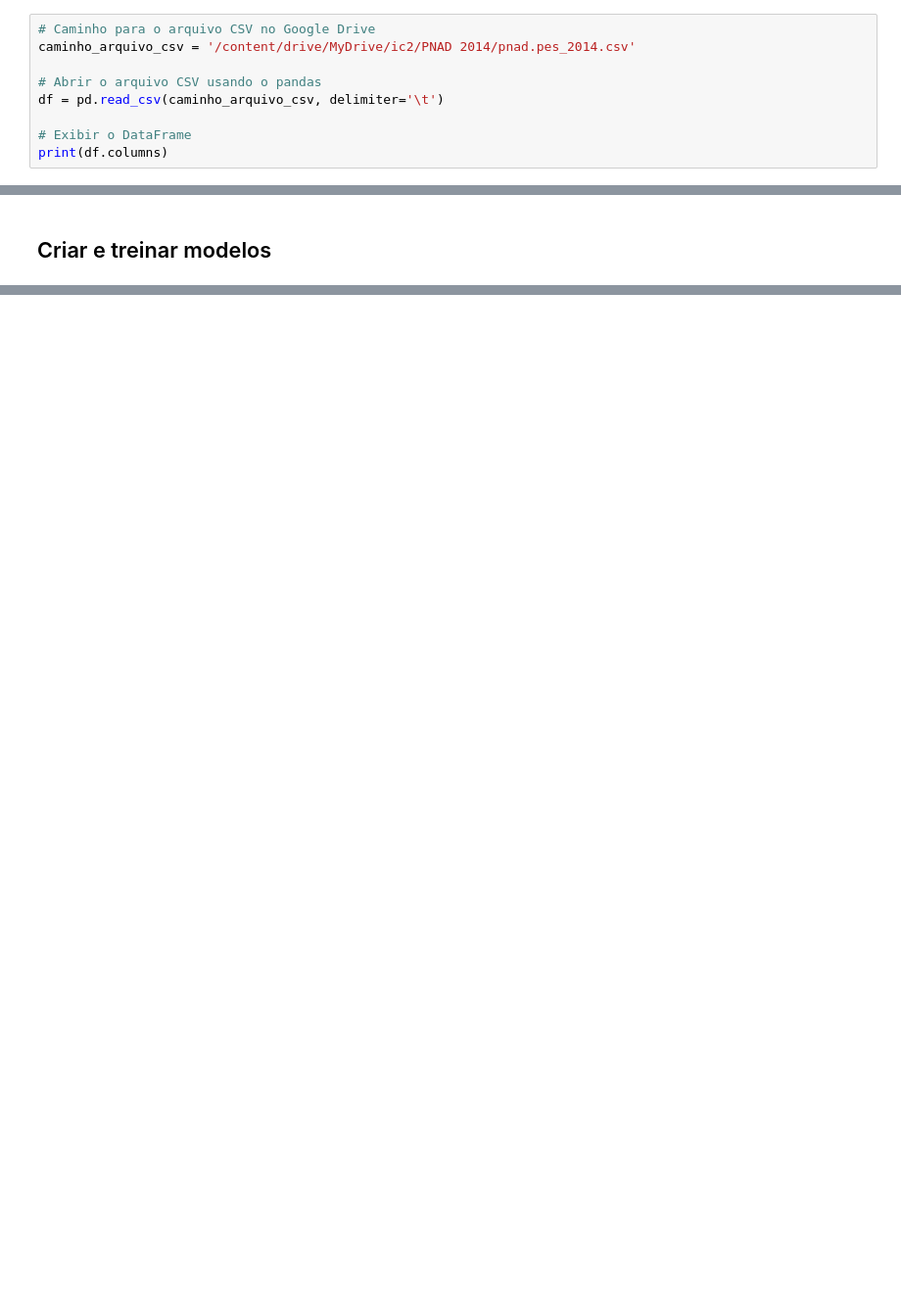
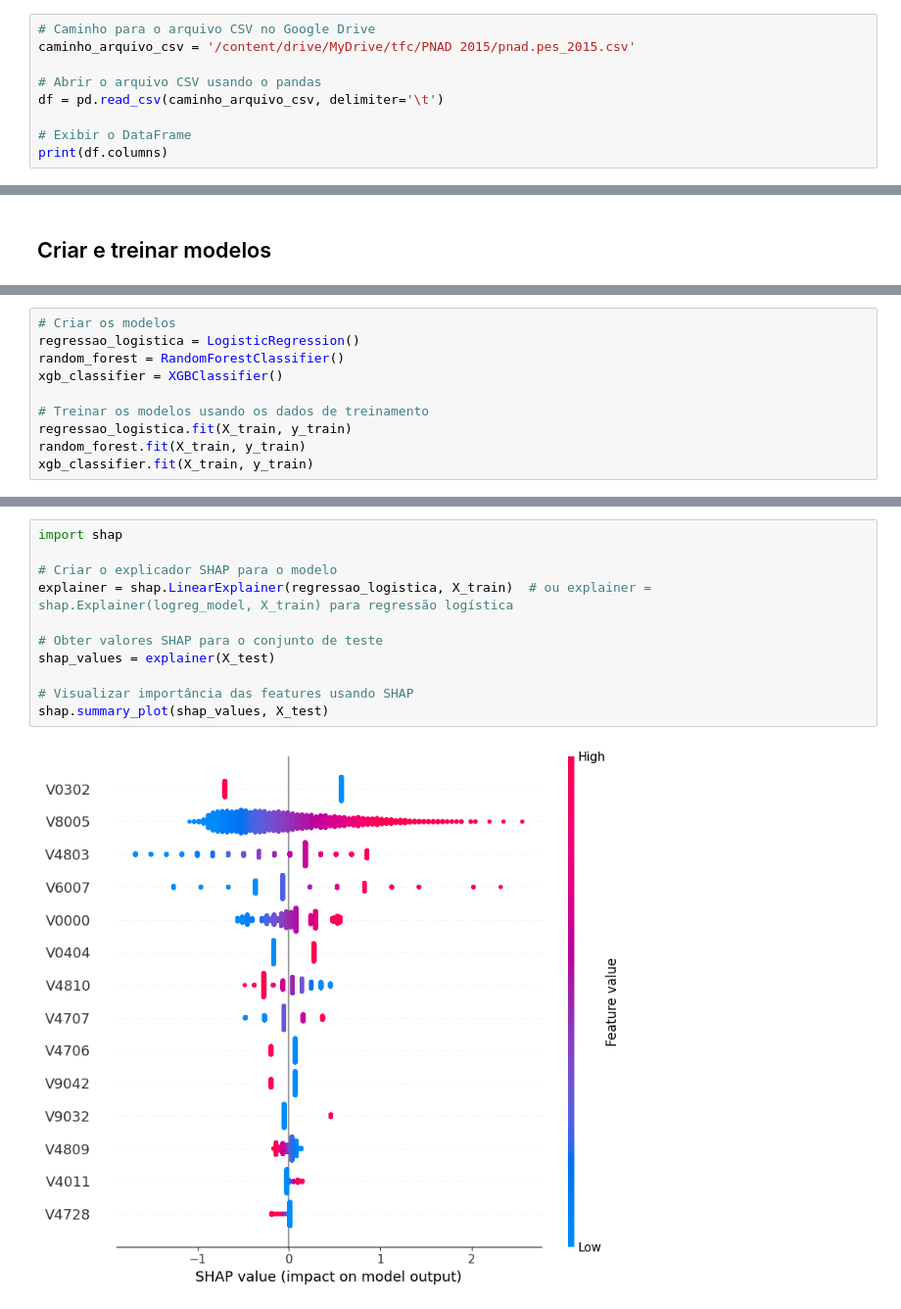
Before and after one commit to acmessias/Fairness_ML, a Jupyter notebook: Fairness_em_Aprendizado_de_Máquina_viés_racial.ipynb, the cells around one changed output, grey strips where cells are left out. Shown at 98% size. Drawn from its saved outputs; the diff is of its cells as text; blank space fills up the shorter version.

```diff
--- a/Fairness_em_Aprendizado_de_Máquina_viés_racial.ipynb
+++ b/Fairness_em_Aprendizado_de_Máquina_viés_racial.ipynb
@@ -51,7 +72,7 @@ WARNING:root:No module named 'fairlearn': GridSearchReduction will be unavailabl
 pip install 'aif360[Reductions]'
 # %%
 # Caminho para o arquivo CSV no Google Drive
-caminho_arquivo_csv = '/content/drive/MyDrive/ic2/PNAD 2014/pnad.pes_2014.csv'
+caminho_arquivo_csv = '/content/drive/MyDrive/tfc/PNAD 2015/pnad.pes_2015.csv'
 
 # Abrir o arquivo CSV usando o pandas
 df = pd.read_csv(caminho_arquivo_csv, delimiter='\t')
@@ -762,0 +236,10 @@ weighted avg       0.77      0.75      0.71     13323
+# %%
+# Criar os modelos
+regressao_logistica = LogisticRegression()
+random_forest = RandomForestClassifier()
+xgb_classifier = XGBClassifier()
+
+# Treinar os modelos usando os dados de treinamento
+regressao_logistica.fit(X_train, y_train)
+random_forest.fit(X_train, y_train)
+xgb_classifier.fit(X_train, y_train)
@@ -762,0 +294,13 @@ weighted avg       0.77      0.75      0.71     13323
+# %%
+import shap
+
+# Criar o explicador SHAP para o modelo
+explainer = shap.LinearExplainer(regressao_logistica, X_train)  # ou explainer = shap.Explainer(logreg_model, X_train) para regressão logística
+
+# Obter valores SHAP para o conjunto de teste
+shap_values = explainer(X_test)
+
+# Visualizar importância das features usando SHAP
+shap.summary_plot(shap_values, X_test)
+# %% [output]
+[figure, added]
```
Also changed, not shown: parts of 92 cells of this notebook, 3 other files.
